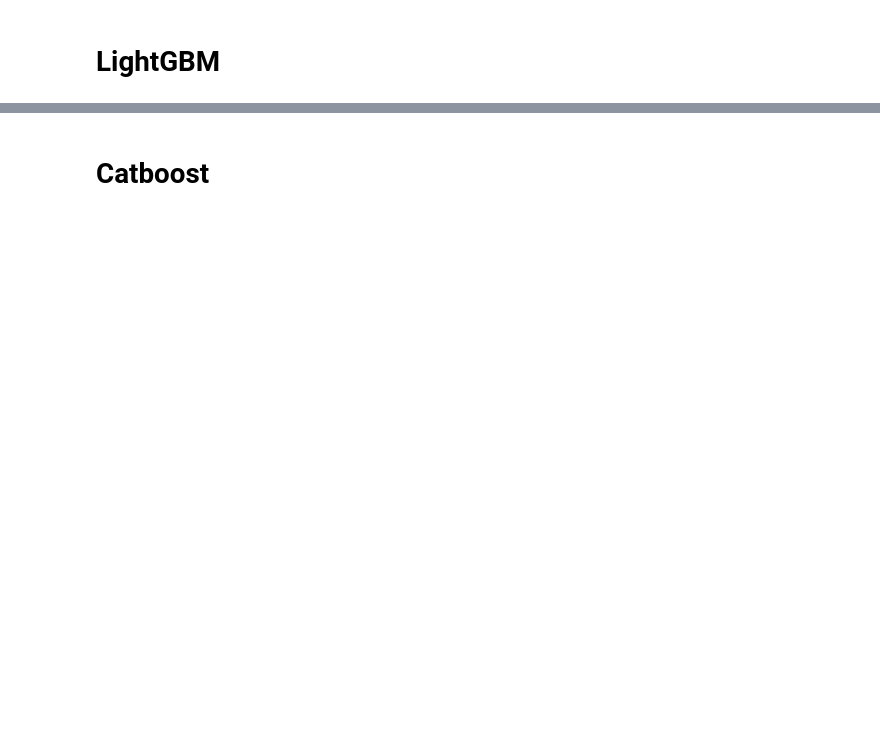
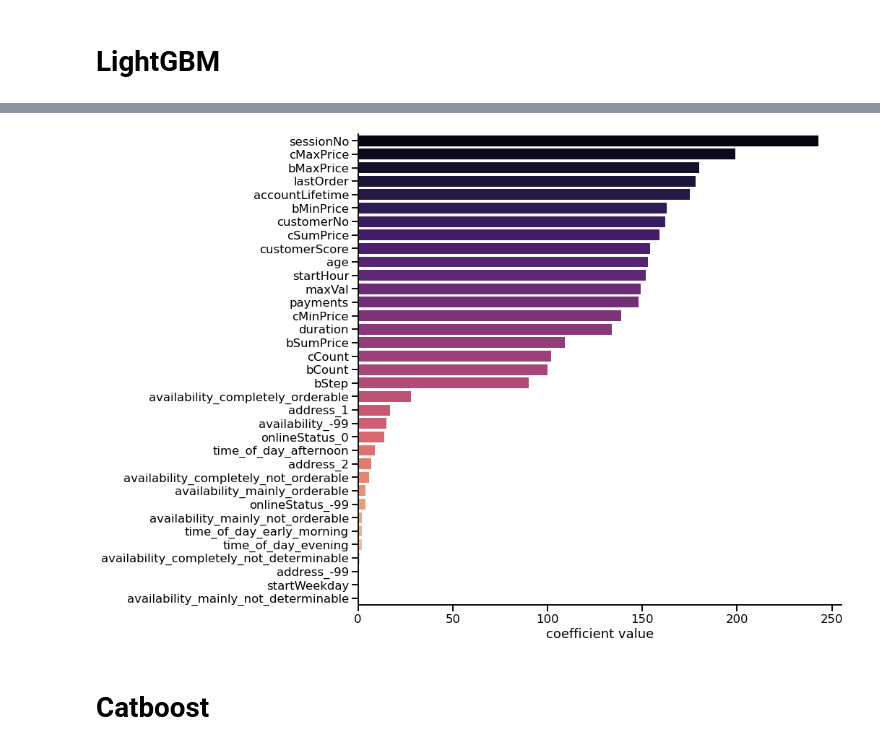
Before and after one commit to elvyna/udacity-aws-mle-nanodegree, a Jupyter notebook: project05-capstone/notebook/02-model-training-iter1.ipynb, the cells around one changed output, grey strips where cells are left out. Drawn from its saved outputs; the diff is of its cells as text; code cells hidden in the pictures; blank space fills up the shorter version.

Commit message:
Add catboost + lgbm

```diff
--- a/project05-capstone/notebook/02-model-training-iter1.ipynb
+++ b/project05-capstone/notebook/02-model-training-iter1.ipynb
@@ -266,7 +303,14 @@ weighted avg       0.91      0.91      0.91    128704
 import lightgbm as lgbm
 
 model_lgbm = lgbm.LGBMClassifier(
-    random_state=RND
+    random_state=RND,
+    objective='binary',
+    learning_rate=0.2,
+    subsample=0.7,
+    subsample_freq=3,
+    colsample_bytree=0.8,
+    reg_alpha=0.1,
+    reg_lambda=0.1,
 )
 
 ## Perform k-fold cross-validation
@@ -274,5 +318,5 @@ KFOLD_ITER = 5
 kfold_cv(model_lgbm, X_train, y_train, k=KFOLD_ITER)
 
 ## Train with the whole training set
-model_lgbm.fit(X_train, y_train)
+model_lgbm.fit(X_train, y_train, categorical_feature=categorical_feature_list)
 # %% [output]
@@ -305,3 +374,28 @@ weighted avg       0.76      0.77      0.76    128704
+# %%
+lgbm_coef = pd.DataFrame(
+    data = {
+        'feature_name': X_train.columns,
+        'coef': model_lgbm.feature_importances_
+    }
+).sort_values(by='coef', ascending=False)
+lgbm_coef['coef_abs'] = np.abs(lgbm_coef['coef'])
+
+
+f, ax = plt.subplots(figsize=(12, 12))
+sns.barplot(
+    data=lgbm_coef,
+    y='feature_name',
+    x='coef',
+    orient='h',
+    palette='magma',
+    ax=ax
+);
+
+plt.xlabel('coefficient value')
+plt.ylabel('')
+sns.despine();
+# %% [output]
+[figure, added]
 # %% [markdown]
 # Catboost
 # %%
```
Also changed, not shown: parts of 14 cells of this notebook.
